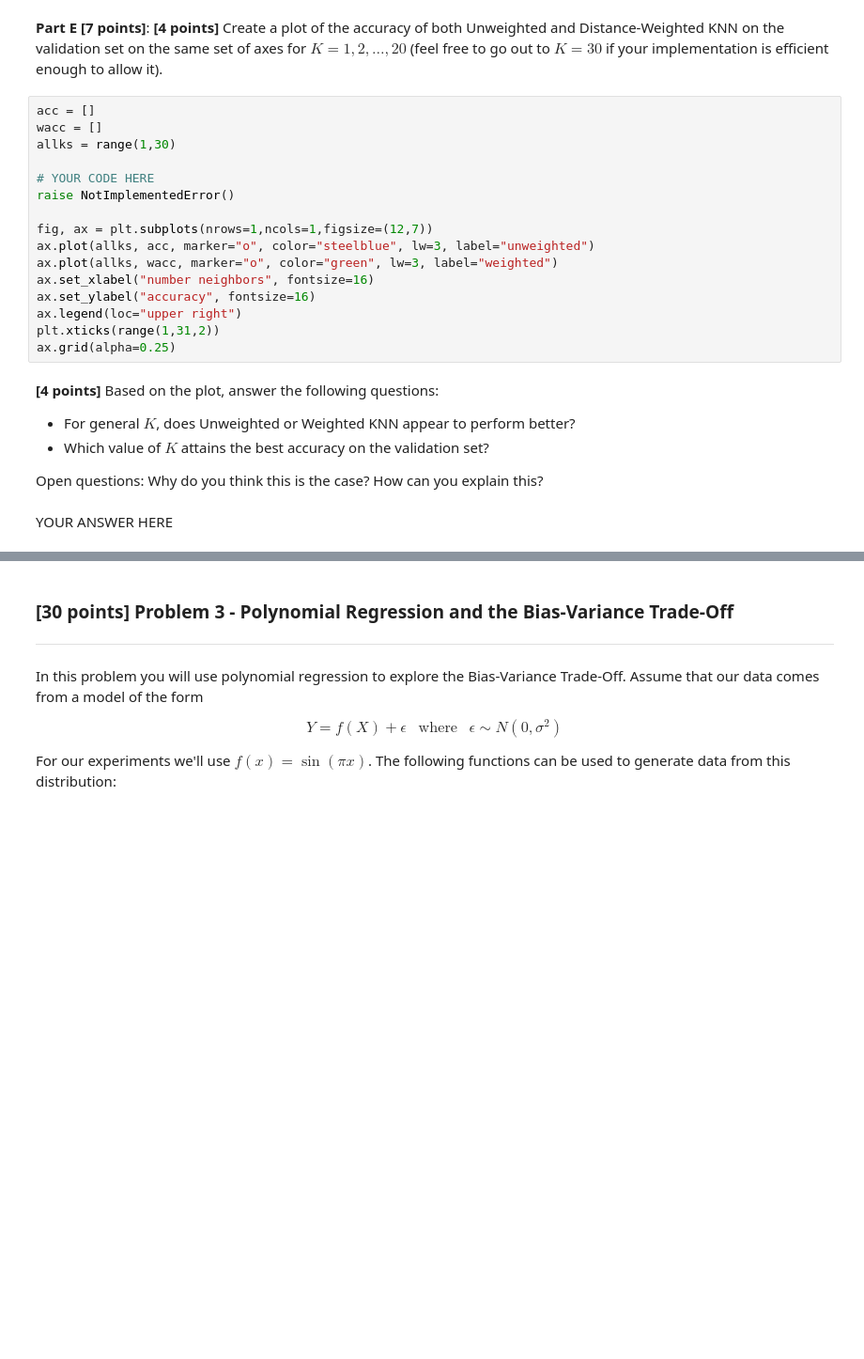
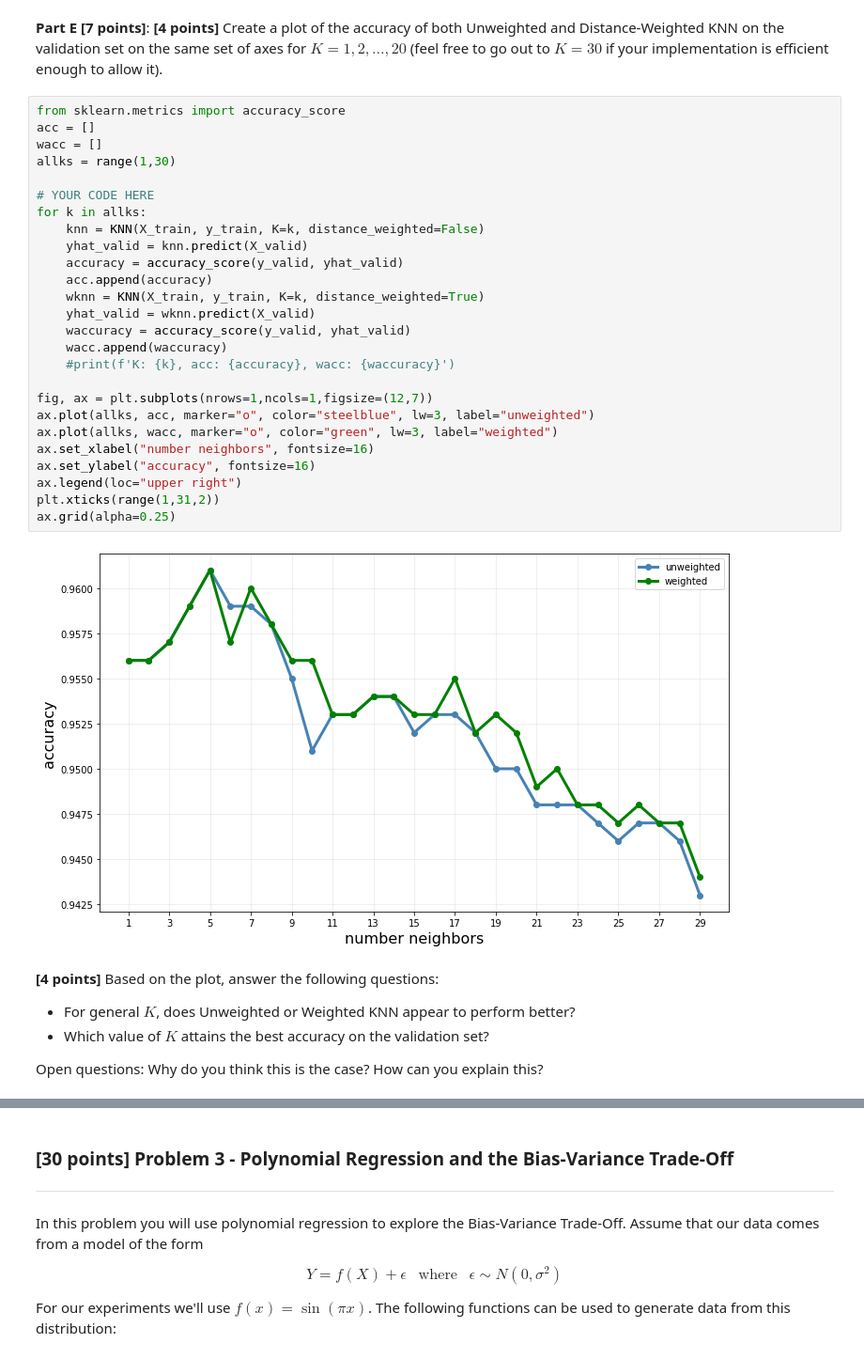
Before and after one commit to arjun-rao/csci5622-ml, a Jupyter notebook: hmwks/hw1/hw1.ipynb, the cells around one changed output, grey strips where cells are left out. Shown: that part at 94% size. Saved outputs shown, nothing was run; the diff lists cells and outputs as text; blank space fills up the shorter version.

```diff
--- a/hmwks/hw1/hw1.ipynb
+++ b/hmwks/hw1/hw1.ipynb
@@ -343,21 +555,33 @@ raise NotImplementedError()
 # %% [markdown]
 **Part E [7 points]**: **[4 points]** Create a plot of the accuracy of both Unweighted and Distance-Weighted KNN on the validation set on the same set of axes for $K=1, 2, \ldots, 20$ (feel free to go out to $K=30$ if your implementation is efficient enough to allow it).
 # %%
+from sklearn.metrics import accuracy_score
 acc = []
 wacc = []
 allks = range(1,30)
 
 # YOUR CODE HERE
-raise NotImplementedError()
+for k in allks:
+    knn = KNN(X_train, y_train, K=k, distance_weighted=False)
+    yhat_valid = knn.predict(X_valid)
+    accuracy = accuracy_score(y_valid, yhat_valid)
+    acc.append(accuracy)
+    wknn = KNN(X_train, y_train, K=k, distance_weighted=True)
+    yhat_valid = wknn.predict(X_valid)
+    waccuracy = accuracy_score(y_valid, yhat_valid)
+    wacc.append(waccuracy)
+    #print(f'K: {k}, acc: {accuracy}, wacc: {waccuracy}')
 
 fig, ax = plt.subplots(nrows=1,ncols=1,figsize=(12,7))
 ax.plot(allks, acc, marker="o", color="steelblue", lw=3, label="unweighted")
 ax.plot(allks, wacc, marker="o", color="green", lw=3, label="weighted")
 ax.set_xlabel("number neighbors", fontsize=16)
 ax.set_ylabel("accuracy", fontsize=16)
 ax.legend(loc="upper right")
 plt.xticks(range(1,31,2))
 ax.grid(alpha=0.25)
+# %% [output]
+[figure, added]
 # %% [markdown]
 **[4 points]** Based on the plot, answer the following questions:
 
@@ -365,5 +589,3 @@ ax.grid(alpha=0.25)
 - Which value of $K$ attains the best accuracy on the validation set?
 
 Open questions: Why do you think this is the case? How can you explain this?
-# %% [markdown]
-YOUR ANSWER HERE
```
Also changed, not shown: parts of 34 cells of this notebook, 1 other file.
